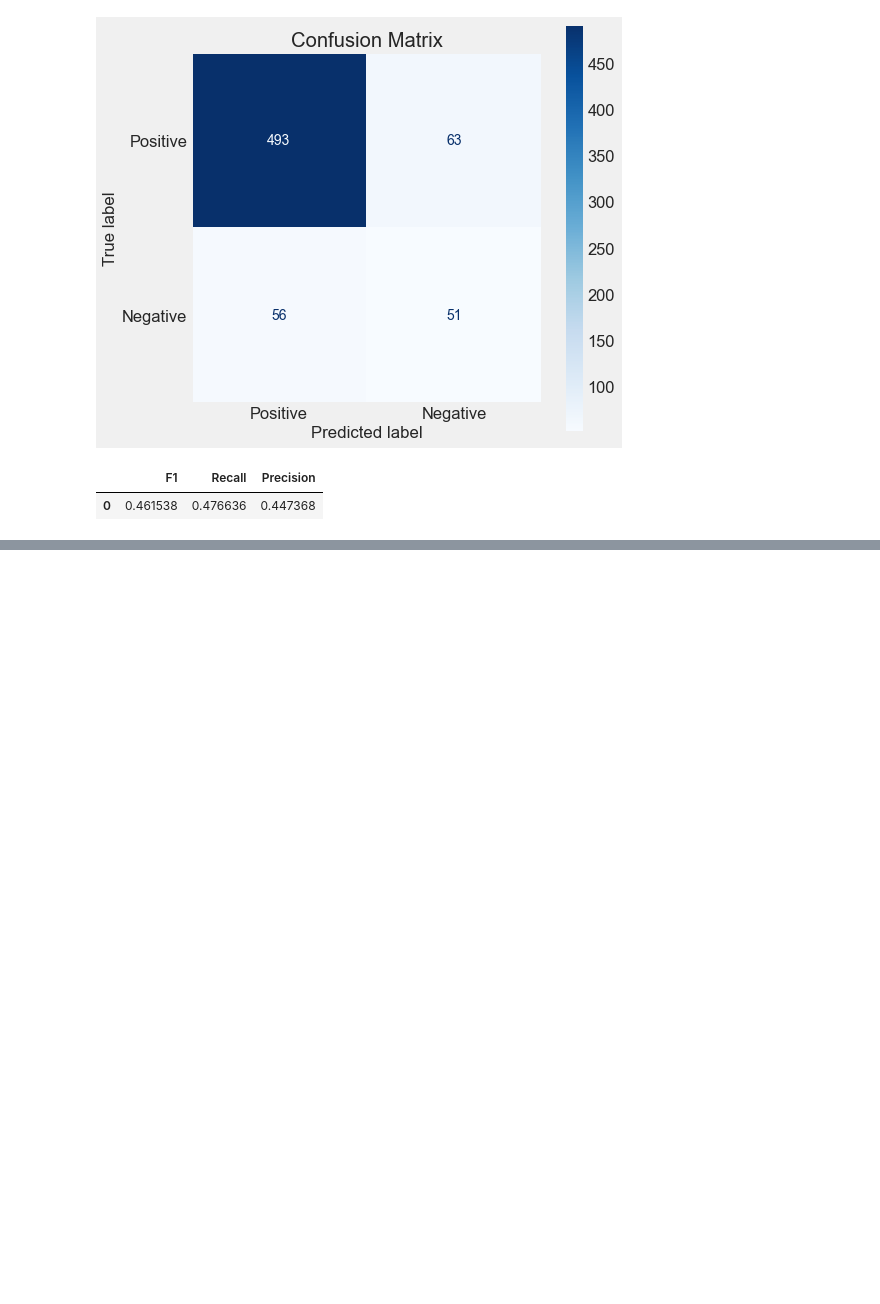
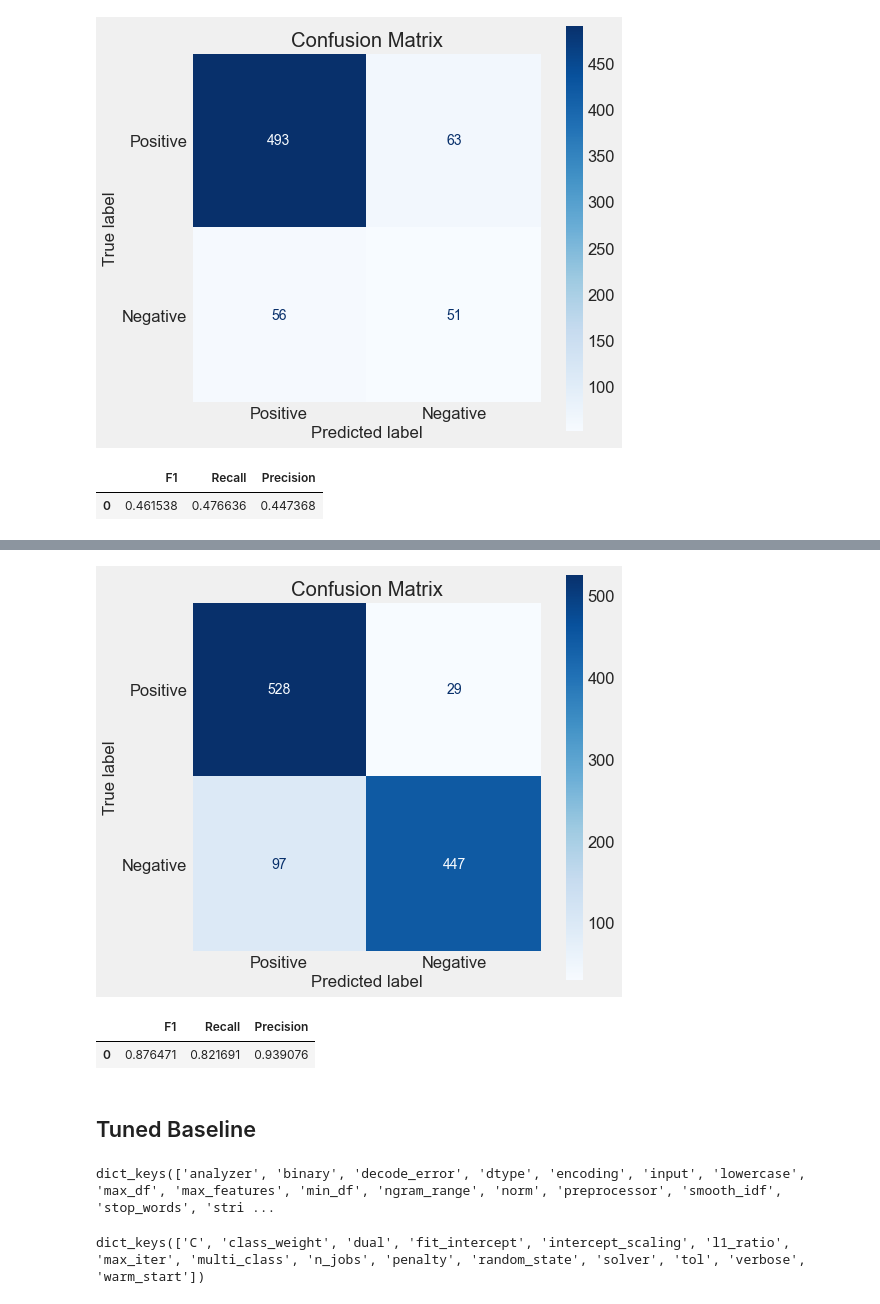
Before and after one commit to jeffreyhwatson/nlp_sentiment_project, a Jupyter notebook: notebooks/exploratory/modeling_eda.ipynb, the cells around one changed output, grey strips where cells are left out. Cells and saved outputs as stored; diff of their text form; code cells hidden in the pictures; blank space fills up the shorter version.

```diff
--- a/notebooks/exploratory/modeling_eda.ipynb
+++ b/notebooks/exploratory/modeling_eda.ipynb
@@ -980,0 +1216,16 @@ fn.confusion_report(tuned_rf, X_lem_val, y_lem_val)
+# %%
+fn.confusion_report(baseline, X_lem_val, y_lem_val)
+# %% [output]
+[figure, added]
+|  | F1 | Recall | Precision |
+| 0 | 0.876471 | 0.821691 | 0.939076 |
+# %% [markdown]
+## Tuned Baseline
+# %%
+tfidf.get_params().keys()
+# %% [output]
+dict_keys(['analyzer', 'binary', 'decode_error', 'dtype', 'encoding', 'input', 'lowercase', 'max_df', 'max_features', 'min_df', 'ngram_range', 'norm', 'preprocessor', 'smooth_idf', 'stop_words', 'stri ...
+# %%
+LR.get_params().keys()
+# %% [output]
+dict_keys(['C', 'class_weight', 'dual', 'fit_intercept', 'intercept_scaling', 'l1_ratio', 'max_iter', 'multi_class', 'n_jobs', 'penalty', 'random_state', 'solver', 'tol', 'verbose', 'warm_start'])
```
Also changed, not shown: parts of 96 cells of this notebook, 7 other files.
